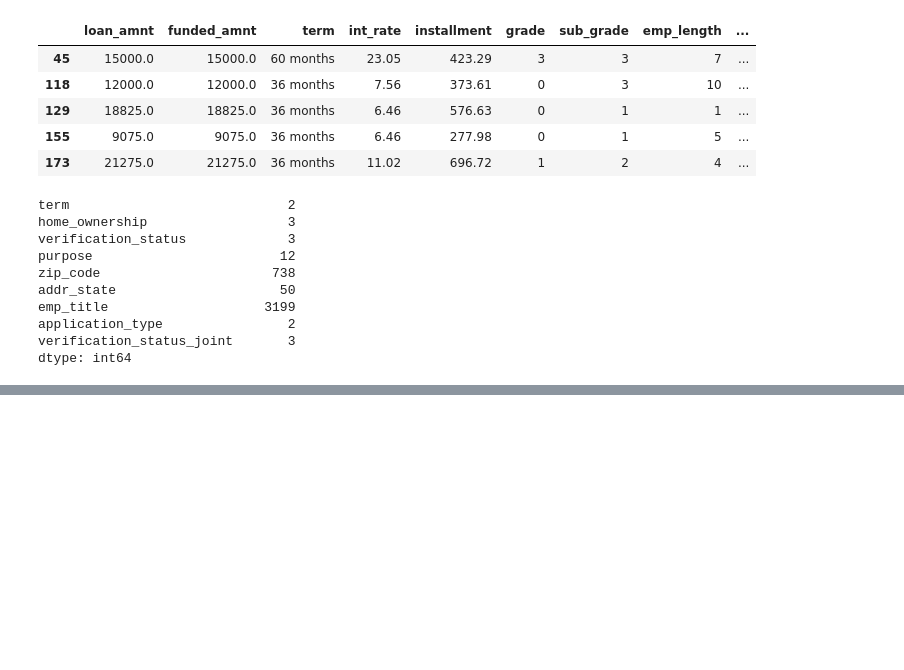
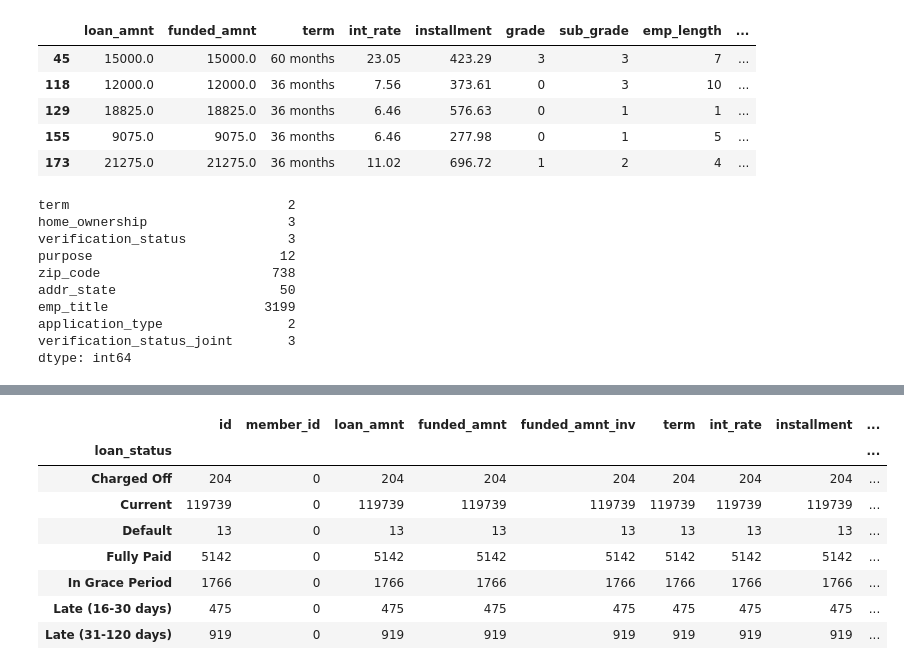
Before and after one commit to dleybz/LendingClub-Arbitrage, a Jupyter notebook: v0.ipynb, the cells around one changed output, grey strips where cells are left out. Cells and saved outputs as stored; diff of their text form; code cells hidden in the pictures; blank space fills up the shorter version.

Commit message:
Data exploration

```diff
--- a/v0.ipynb
+++ b/v0.ipynb
@@ -143,0 +252,12 @@ dtype: int64
+# %%
+data.groupby('loan_status').count()
+# %% [output]
+|  | id | member_id | loan_amnt | funded_amnt | funded_amnt_inv | term | int_rate | installment | ... |
+| loan_status |  |  |  |  |  |  |  |  | ... |
+| Charged Off | 204 | 0 | 204 | 204 | 204 | 204 | 204 | 204 | ... |
+| Current | 119739 | 0 | 119739 | 119739 | 119739 | 119739 | 119739 | 119739 | ... |
+| Default | 13 | 0 | 13 | 13 | 13 | 13 | 13 | 13 | ... |
+| Fully Paid | 5142 | 0 | 5142 | 5142 | 5142 | 5142 | 5142 | 5142 | ... |
+| In Grace Period | 1766 | 0 | 1766 | 1766 | 1766 | 1766 | 1766 | 1766 | ... |
+| Late (16-30 days) | 475 | 0 | 475 | 475 | 475 | 475 | 475 | 475 | ... |
+| Late (31-120 days) | 919 | 0 | 919 | 919 | 919 | 919 | 919 | 919 | ... |
```
Also changed, not shown: parts of 2 cells of this notebook, 1 other file.
